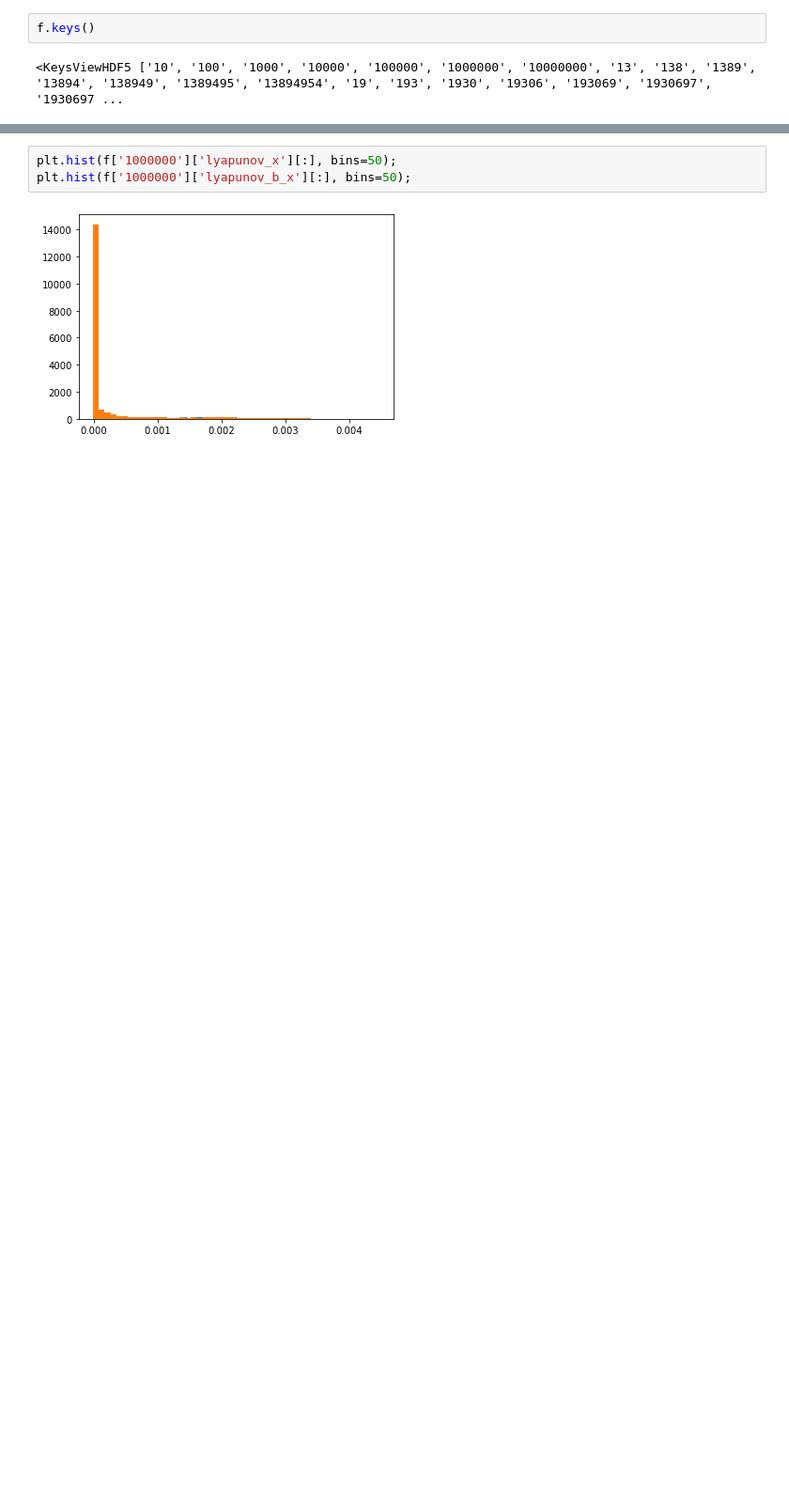
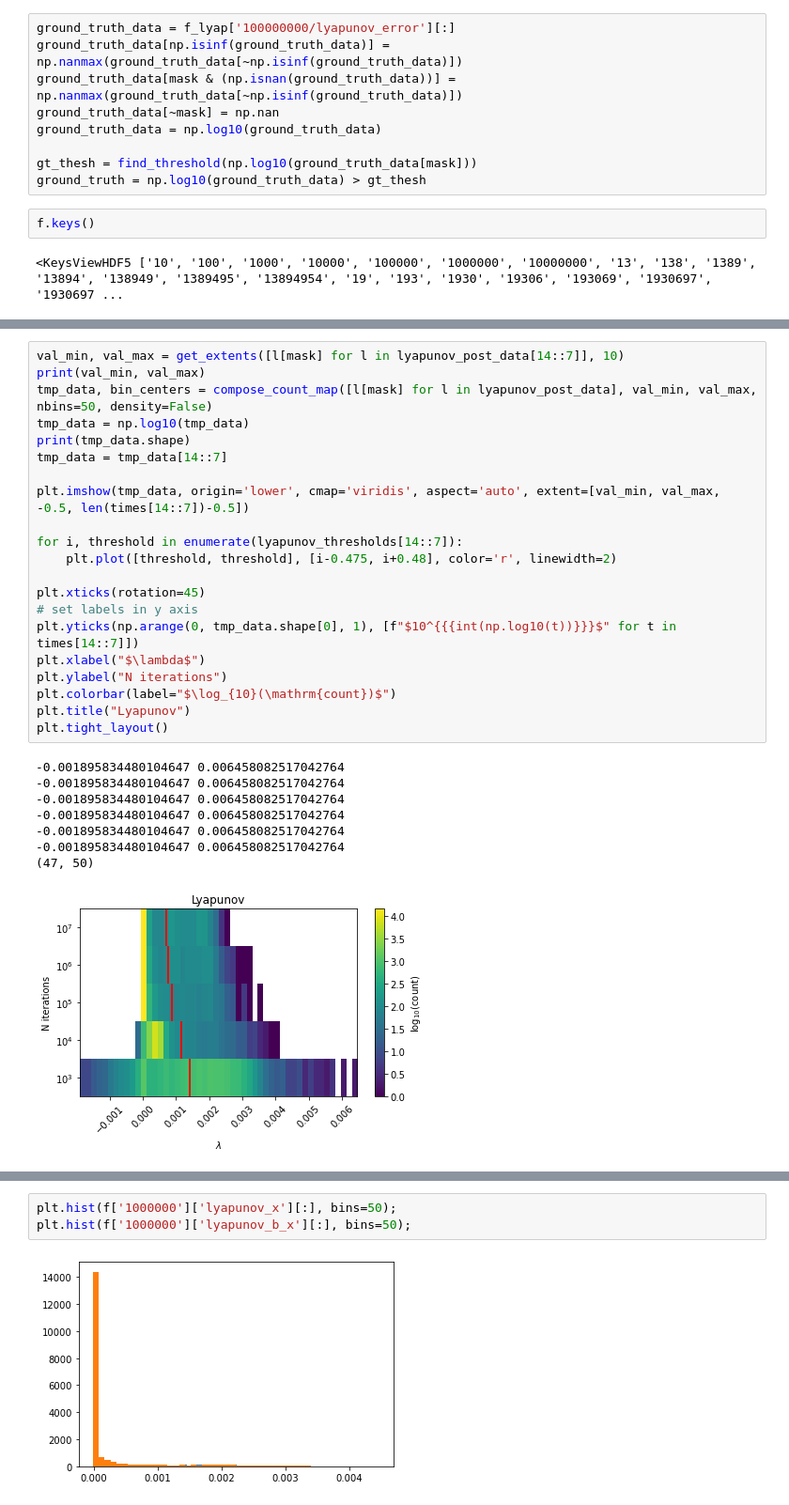
Before and after one commit to carlidel/tangent_map, a Jupyter notebook: 220914_focused_analysis/4_birkhoff_test.ipynb, the cells around one changed output, grey strips where cells are left out. Shown at 94% size. Cells and saved outputs as stored; diff of their text form; blank space fills up the shorter version.

```diff
--- a/220914_focused_analysis/4_birkhoff_test.ipynb
+++ b/220914_focused_analysis/4_birkhoff_test.ipynb
@@ -14,3 +19,12 @@ f = h5py.File(f"/home/HPC/camontan/turchetti_paper/output/focused_scan/partial_d
+# %%
+ground_truth_data = f_lyap['100000000/lyapunov_error'][:]
+ground_truth_data[np.isinf(ground_truth_data)] = np.nanmax(ground_truth_data[~np.isinf(ground_truth_data)])
+ground_truth_data[mask & (np.isnan(ground_truth_data))] = np.nanmax(ground_truth_data[~np.isinf(ground_truth_data)])
+ground_truth_data[~mask] = np.nan
+ground_truth_data = np.log10(ground_truth_data)
+
+gt_thesh = find_threshold(np.log10(ground_truth_data[mask]))
+ground_truth = np.log10(ground_truth_data) > gt_thesh
 # %%
 f.keys()
 # %% [output]
@@ -26,0 +130,30 @@ axs[1].imshow(f['1000000']['lyapunov_b_x'][:].reshape(200, 200), origin='lower')
+# %%
+val_min, val_max = get_extents([l[mask] for l in lyapunov_post_data[14::7]], 10)
+print(val_min, val_max)
+tmp_data, bin_centers = compose_count_map([l[mask] for l in lyapunov_post_data], val_min, val_max, nbins=50, density=False)
+tmp_data = np.log10(tmp_data)
+print(tmp_data.shape)
+tmp_data = tmp_data[14::7]
+
+plt.imshow(tmp_data, origin='lower', cmap='viridis', aspect='auto', extent=[val_min, val_max, -0.5, len(times[14::7])-0.5])
+
+for i, threshold in enumerate(lyapunov_thresholds[14::7]):
+    plt.plot([threshold, threshold], [i-0.475, i+0.48], color='r', linewidth=2)
+
+plt.xticks(rotation=45)
+# set labels in y axis
+plt.yticks(np.arange(0, tmp_data.shape[0], 1), [f"$10^{{{int(np.log10(t))}}}$" for t in times[14::7]])
+plt.xlabel("$\lambda$")
+plt.ylabel("N iterations")
+plt.colorbar(label="$\log_{10}(\mathrm{count})$")
+plt.title("Lyapunov")
+plt.tight_layout()
+# %% [output]
+-0.001895834480104647 0.006458082517042764
+-0.001895834480104647 0.006458082517042764
+-0.001895834480104647 0.006458082517042764
+-0.001895834480104647 0.006458082517042764
+-0.001895834480104647 0.006458082517042764
+-0.001895834480104647 0.006458082517042764
+(47, 50)
+[figure, added]
```
Also changed, not shown: parts of 34 cells of this notebook, 8 other files.
